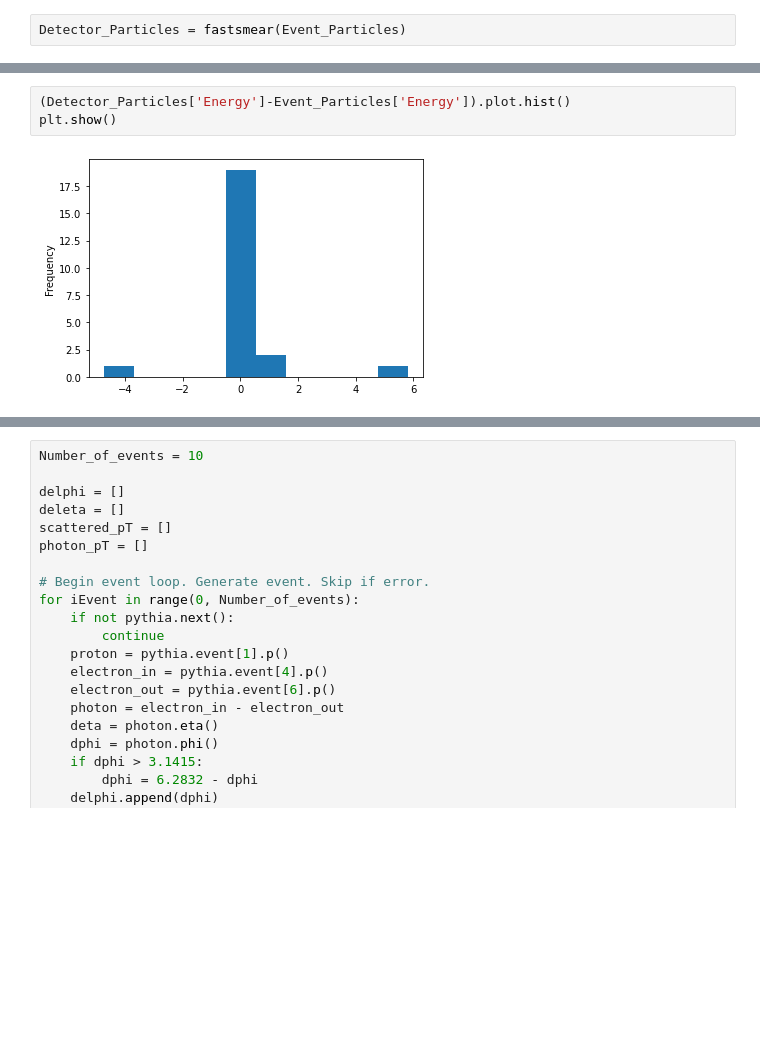
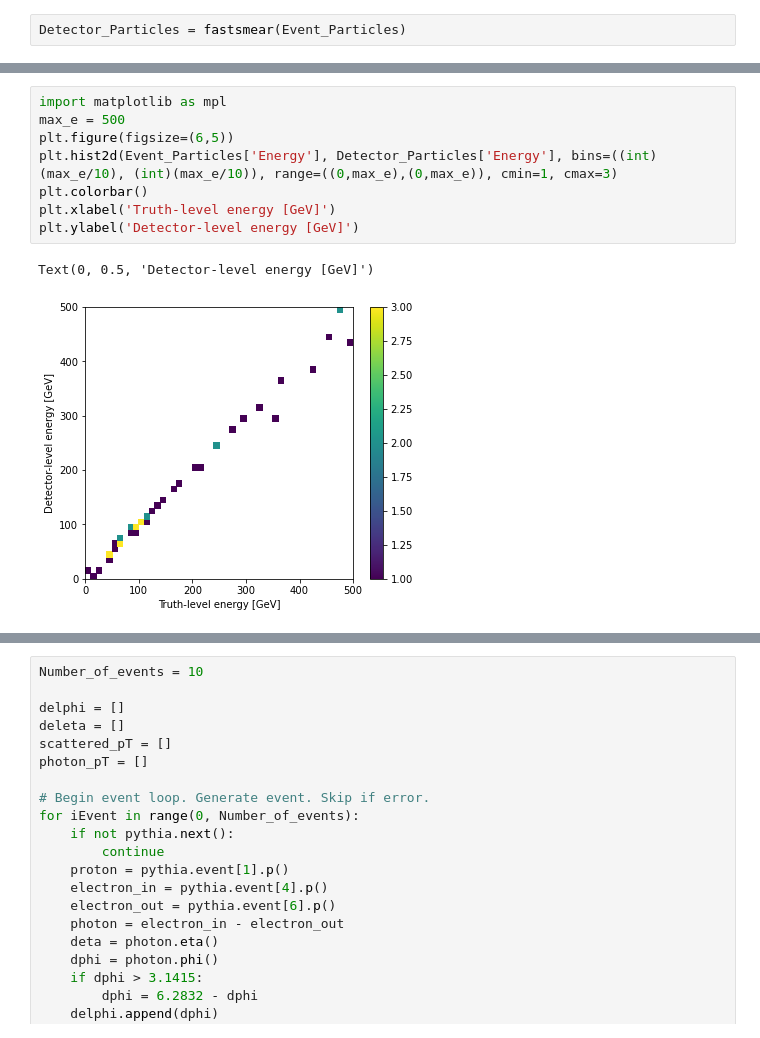
Before and after one commit to rkunnawa/Yale_Pathways, a Jupyter notebook: Day5_electron_detector_scattering.ipynb, the cells around one changed output, grey strips where cells are left out. Cells and saved outputs as stored; diff of their text form; blank space fills up the shorter version.

```diff
--- a/Day5_electron_detector_scattering.ipynb
+++ b/Day5_electron_detector_scattering.ipynb
@@ -211,5 +232,11 @@ plt.show()
-# %%
-(Detector_Particles['Energy']-Event_Particles['Energy']).plot.hist()
-plt.show()
-# %% [output]
-[figure, removed]
+# %%
+import matplotlib as mpl
+max_e = 500
+plt.figure(figsize=(6,5))
+plt.hist2d(Event_Particles['Energy'], Detector_Particles['Energy'], bins=((int)(max_e/10), (int)(max_e/10)), range=((0,max_e),(0,max_e)), cmin=1, cmax=3)
+plt.colorbar()
+plt.xlabel('Truth-level energy [GeV]')
+plt.ylabel('Detector-level energy [GeV]')
+# %% [output]
+Text(0, 0.5, 'Detector-level energy [GeV]')
+[figure, added]
```
Also changed, not shown: parts of 6 cells of this notebook.
